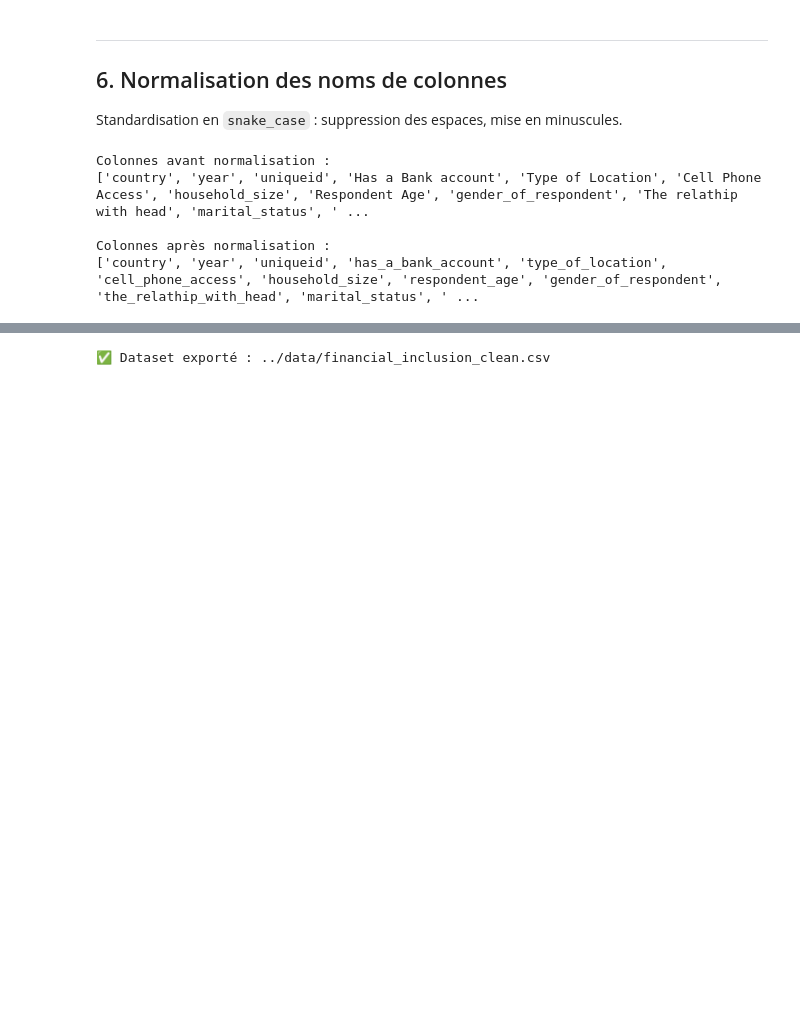
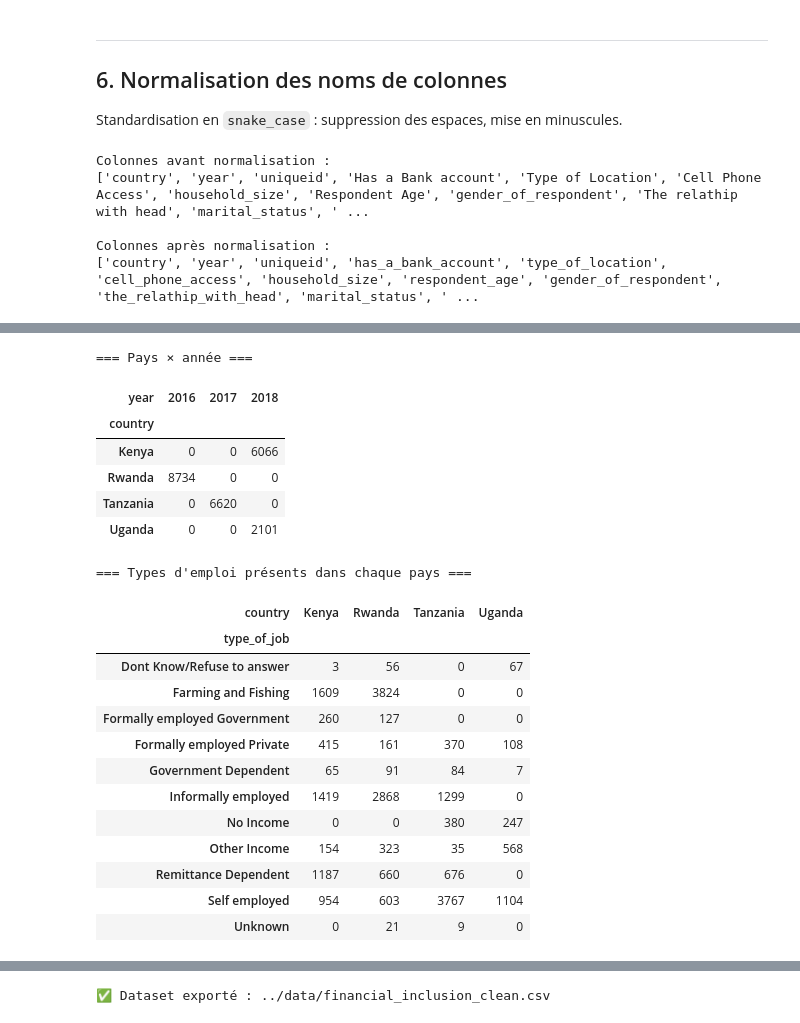
Before and after one commit to Majin-M/inclusion_financiere, a Jupyter notebook: notebooks/EDA.ipynb, the cells around one changed output, grey strips where cells are left out. Saved outputs shown, nothing was run; the diff lists cells and outputs as text; code cells hidden in the pictures; blank space fills up the shorter version.

```diff
--- a/notebooks/EDA.ipynb
+++ b/notebooks/EDA.ipynb
@@ -153,0 +158,20 @@ else:
+# %%
+ids = df["uniqueid"].str.extract(r"(\d+)$")[0].astype(int)
+countries_by_year = df.dropna(subset=["country"]).groupby("year")["country"].unique()
+single_country_years = {
+    year: countries[0]
+    for year, countries in countries_by_year.items()
+    if year in SURVEY_YEARS and len(countries) == 1
+}
+
+for year, country in single_country_years.items():
+    rows = df["country"].isna() & (df["year"] == year)
+    if not rows.any():
+        continue
+    country_ids = ids[df["country"] == country]
+    assert ids[rows].between(country_ids.min(), country_ids.max()).all(), "identifiant hors de la plage du pays"
+    assert not ids[rows].isin(country_ids).any(), "identifiant déjà attribué dans le pays"
+    df.loc[rows, "country"] = country
+    print(f"  {rows.sum()} ligne(s) de {year} sans pays → '{country}' (identifiants {ids[rows].min()} à {ids[rows].max()})")
+
+print(f"\n✅ Pays encore manquants : {df['country'].isna().sum()}")
@@ -246,0 +284,28 @@ Colonnes après normalisation :
+# %%
+print("=== Pays × année ===")
+display(pd.crosstab(df["country"], df["year"]))
+
+print("=== Types d'emploi présents dans chaque pays ===")
+display(pd.crosstab(df["type_of_job"], df["country"]))
+# %% [output]
+=== Pays × année ===
+| year | 2016 | 2017 | 2018 |
+| country |  |  |  |
+| Kenya | 0 | 0 | 6066 |
+| Rwanda | 8734 | 0 | 0 |
+| Tanzania | 0 | 6620 | 0 |
+| Uganda | 0 | 0 | 2101 |
+=== Types d'emploi présents dans chaque pays ===
+| country | Kenya | Rwanda | Tanzania | Uganda |
+| type_of_job |  |  |  |  |
+| Dont Know/Refuse to answer | 3 | 56 | 0 | 67 |
+| Farming and Fishing | 1609 | 3824 | 0 | 0 |
+| Formally employed Government | 260 | 127 | 0 | 0 |
+| Formally employed Private | 415 | 161 | 370 | 108 |
+| Government Dependent | 65 | 91 | 84 | 7 |
+| Informally employed | 1419 | 2868 | 1299 | 0 |
+| No Income | 0 | 0 | 380 | 247 |
+| Other Income | 154 | 323 | 35 | 568 |
+| Remittance Dependent | 1187 | 660 | 676 | 0 |
+| Self employed | 954 | 603 | 3767 | 1104 |
+| Unknown | 0 | 21 | 9 | 0 |
```
Also changed, not shown: parts of 13 cells of this notebook, 3 other files.
